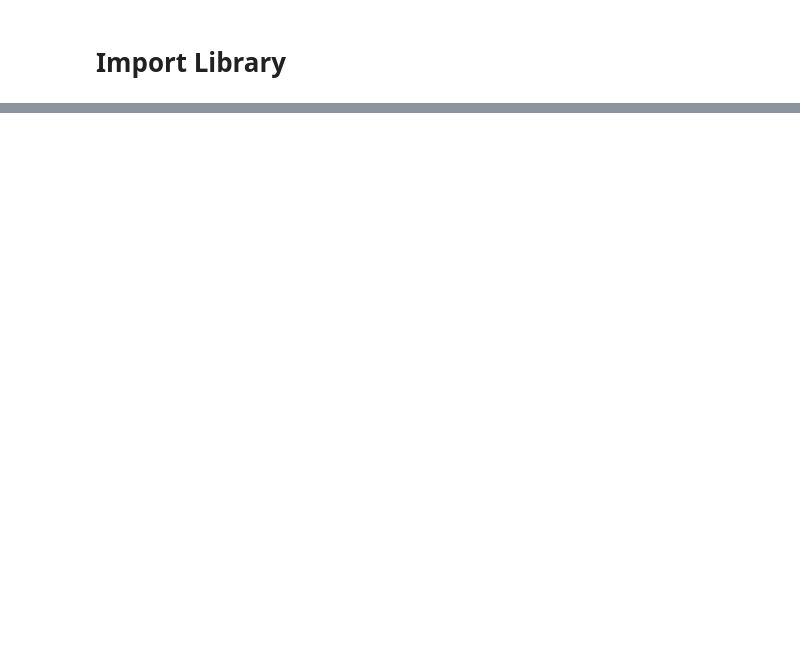
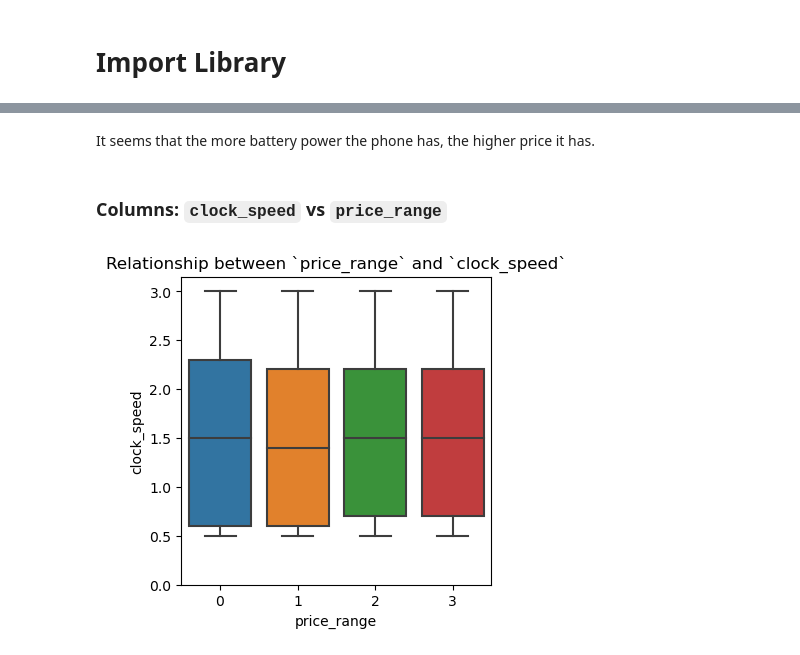
Before and after one commit to anthonynamnam/mobile-price-prediction, a Jupyter notebook: mobile-price-prediction.ipynb, the cells around one changed output, grey strips where cells are left out. Cells and saved outputs as stored; diff of their text form; code cells hidden in the pictures; blank space fills up the shorter version.

```diff
--- a/mobile-price-prediction.ipynb
+++ b/mobile-price-prediction.ipynb
@@ -486,0 +233,14 @@ weighted avg       0.90      0.90      0.90       400
+# %% [markdown]
+It seems that the more battery power the phone has, the higher price it has.
+# %% [markdown]
+### Columns: `clock_speed` vs `price_range`
+# %%
+col = "clock_speed"
+plt.figure(figsize=(4,4))
+sns.boxplot(x="price_range", y=col,
+            data=df)
+plt.ylim([0,df[col].max()*1.05])
+plt.title(f"Relationship between `price_range` and `{col}`")
+plt.show()
+# %% [output]
+[figure, added]
```
Also changed, not shown: parts of 224 cells of this notebook.
